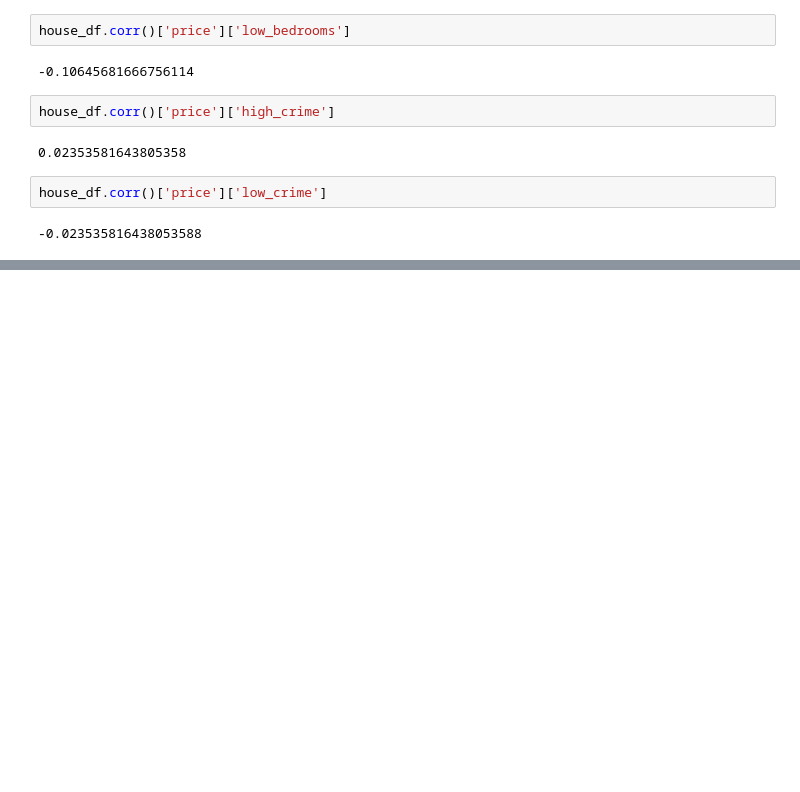
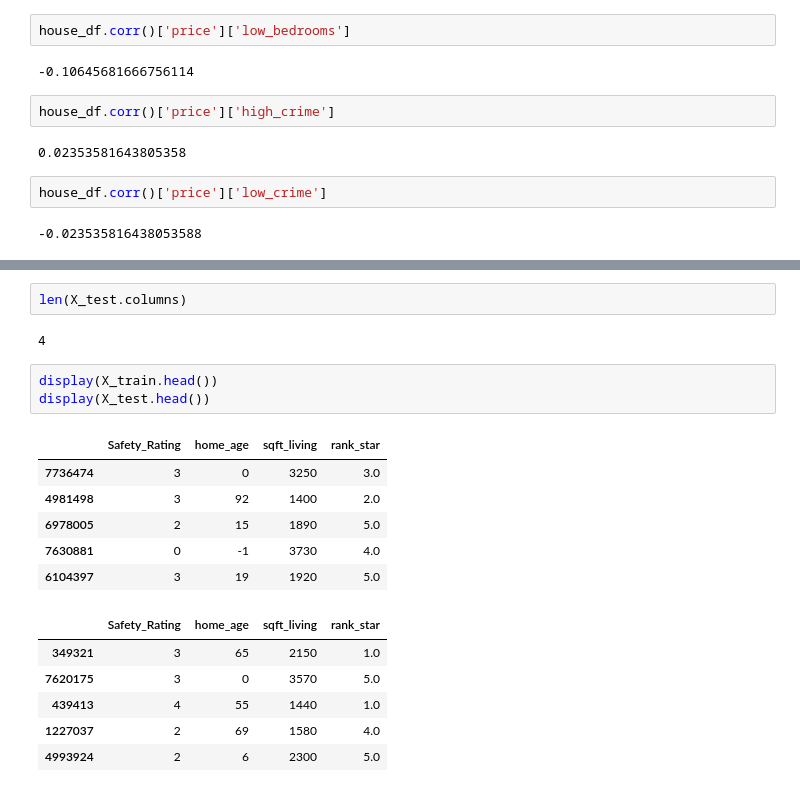
Before and after one commit to BryanKeating/BRB_Real_Esatate_Modeling, a Jupyter notebook: BRB_Realty_Co_Project_Notebook.ipynb, the cells around one changed output, grey strips where cells are left out. Saved outputs shown, nothing was run; the diff lists cells and outputs as text; blank space fills up the shorter version.

```diff
--- a/BRB_Realty_Co_Project_Notebook.ipynb
+++ b/BRB_Realty_Co_Project_Notebook.ipynb
@@ -1523,0 +1539,20 @@ house_df.corr()['price']['low_crime']
+# %%
+len(X_test.columns)
+# %% [output]
+4
+# %%
+display(X_train.head())
+display(X_test.head())
+# %% [output]
+|  | Safety_Rating | home_age | sqft_living | rank_star |
+| 7736474 | 3 | 0 | 3250 | 3.0 |
+| 4981498 | 3 | 92 | 1400 | 2.0 |
+| 6978005 | 2 | 15 | 1890 | 5.0 |
+| 7630881 | 0 | -1 | 3730 | 4.0 |
+| 6104397 | 3 | 19 | 1920 | 5.0 |
+|  | Safety_Rating | home_age | sqft_living | rank_star |
+| 349321 | 3 | 65 | 2150 | 1.0 |
+| 7620175 | 3 | 0 | 3570 | 5.0 |
+| 439413 | 4 | 55 | 1440 | 1.0 |
+| 1227037 | 2 | 69 | 1580 | 4.0 |
+| 4993924 | 2 | 6 | 2300 | 5.0 |
```
Also changed, not shown: parts of 44 cells of this notebook.
